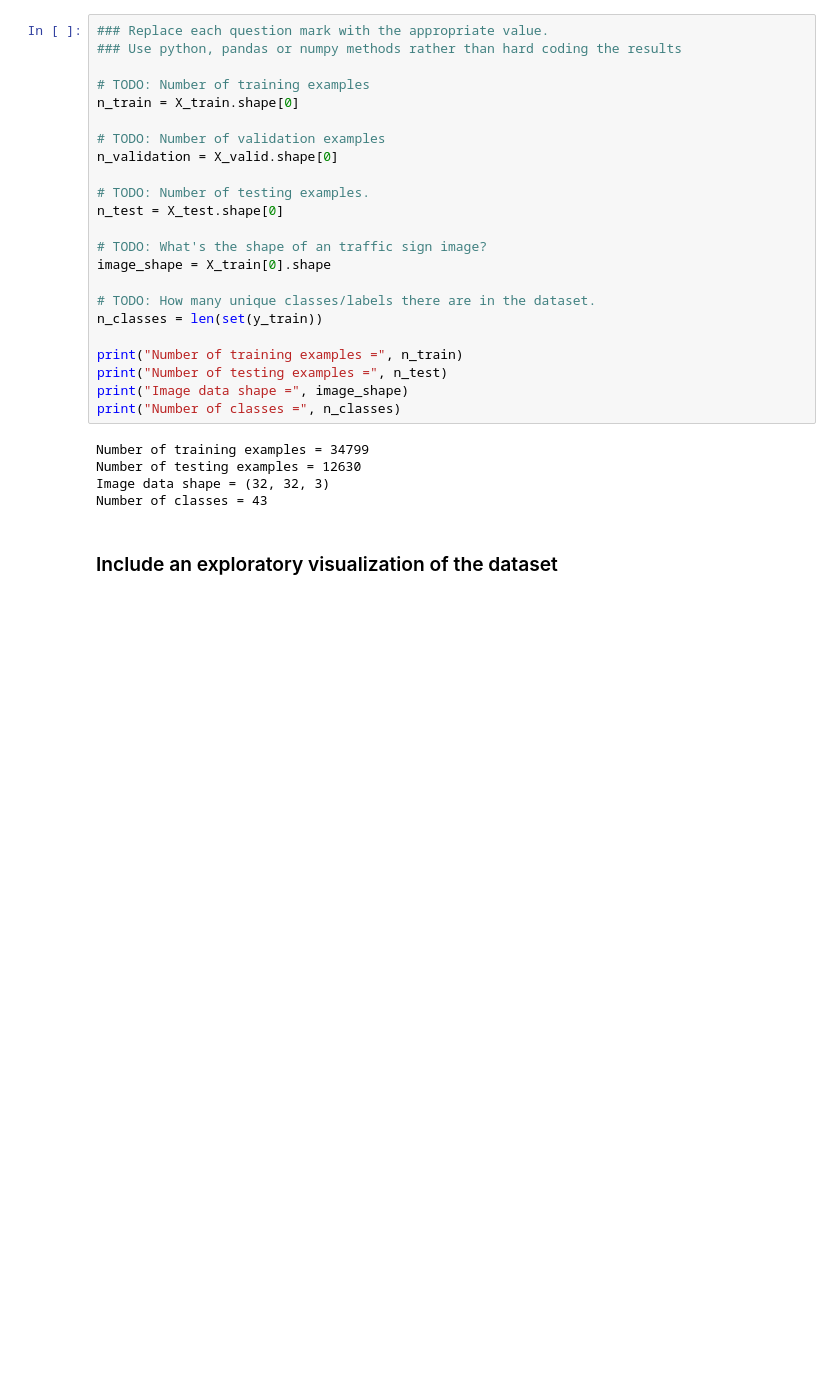
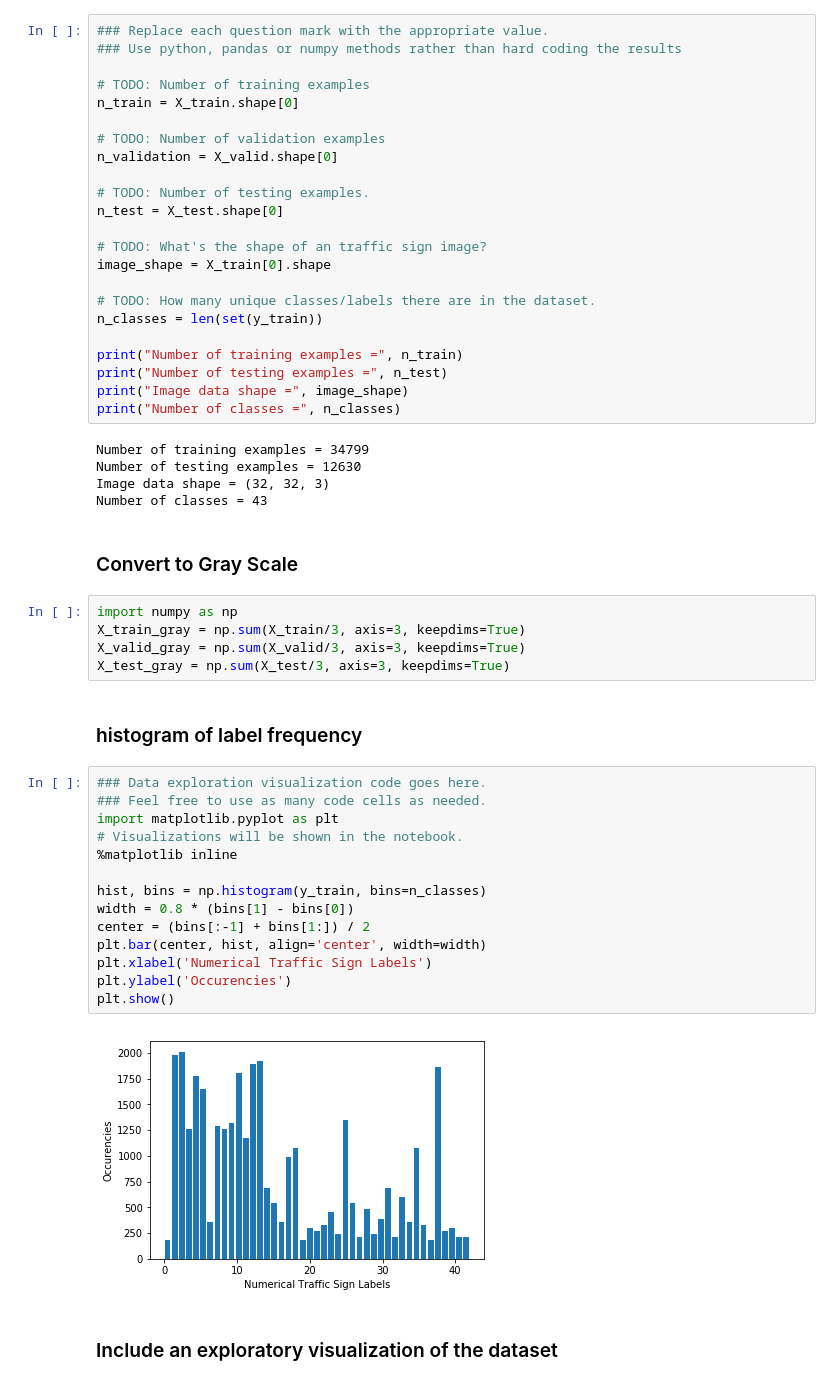
Before and after one commit to dariocazzani/self-driving-car-nanodegree, a Jupyter notebook: CarND-Traffic-Sign-Classifier-Project-master/Traffic_Sign_Classifier.ipynb, the cells around one changed output. Cells and saved outputs as stored; diff of their text form; blank space fills up the shorter version.

```diff
--- a/CarND-Traffic-Sign-Classifier-Project-master/Traffic_Sign_Classifier.ipynb
+++ b/CarND-Traffic-Sign-Classifier-Project-master/Traffic_Sign_Classifier.ipynb
@@ -82,6 +82,31 @@ Number of training examples = 34799
 Number of testing examples = 12630
 Image data shape = (32, 32, 3)
 Number of classes = 43
+# %% [markdown]
+### Convert to Gray Scale
+# %%
+import numpy as np
+X_train_gray = np.sum(X_train/3, axis=3, keepdims=True)
+X_valid_gray = np.sum(X_valid/3, axis=3, keepdims=True)
+X_test_gray = np.sum(X_test/3, axis=3, keepdims=True)
+# %% [markdown]
+### histogram of label frequency
+# %%
+### Data exploration visualization code goes here.
+### Feel free to use as many code cells as needed.
+import matplotlib.pyplot as plt
+# Visualizations will be shown in the notebook.
+%matplotlib inline
+
+hist, bins = np.histogram(y_train, bins=n_classes)
+width = 0.8 * (bins[1] - bins[0])
+center = (bins[:-1] + bins[1:]) / 2
+plt.bar(center, hist, align='center', width=width)
+plt.xlabel('Numerical Traffic Sign Labels')
+plt.ylabel('Occurencies')
+plt.show()
+# %% [output]
+[figure, added]
 # %% [markdown]
 ### Include an exploratory visualization of the dataset
 # %% [markdown]
```
Also changed, not shown: parts of 10 cells of this notebook.
